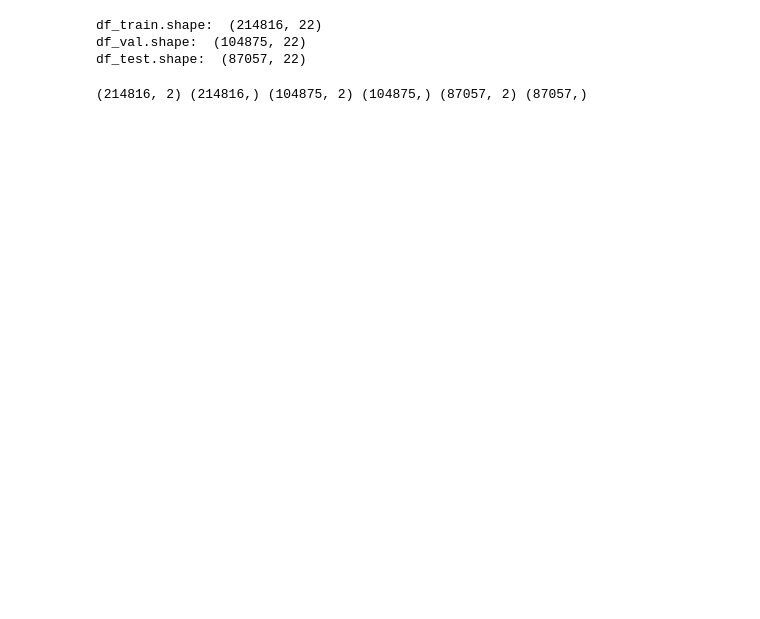
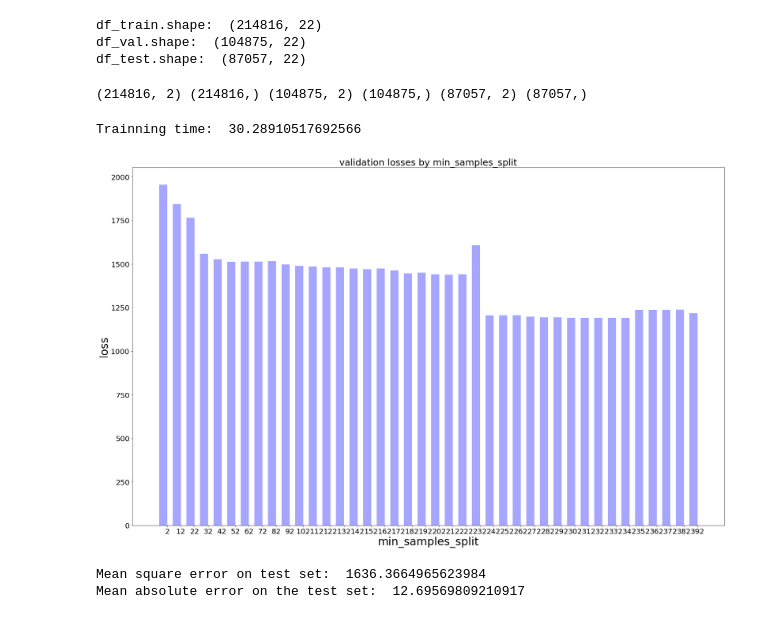
Before and after one commit to alirezasamar/DeepNILM, a Jupyter notebook: DeepNILM - Deep Energy Disaggregation.ipynb, the cells around one changed output. Saved outputs shown, nothing was run; the diff lists cells and outputs as text; code cells hidden in the pictures; blank space fills up the shorter version.

Commit message:
Add DecisionTreeReg on H1 and H2

```diff
--- a/DeepNILM - Deep Energy Disaggregation.ipynb
+++ b/DeepNILM - Deep Energy Disaggregation.ipynb
@@ -155,3 +154,56 @@ y_test1 = df1_test['refrigerator_5'].values
 print(X_train1.shape, y_train1.shape, X_val1.shape, y_val1.shape, X_test1.shape, y_test1.shape)
 # %% [output]
 (214816, 2) (214816,) (104875, 2) (104875,) (87057, 2) (87057,)
+# %%
+# Using decision tree regression, here we use validation data to turn the min_samples_split parameter
+def mse_loss(y_predict, y):
+    return np.mean(np.square(y_predict - y))
+def mae_loss(y_predict, y):
+    return np.mean(np.abs(y_predict - y))
+
+min_samples_split=np.arange(2, 400, 10)
+def tree_reg(X_train, y_train, X_val, y_val, min_samples_split):
+    clfs = []
+    losses = []
+    start = time.time()
+    for split in min_samples_split:
+        clf = DecisionTreeRegressor(min_samples_split = split)
+        clf.fit(X_train, y_train)
+        y_predict_val = clf.predict(X_val)
+        clfs.append(clf)
+        losses.append( mse_loss(y_predict_val, y_val) )
+    print('Trainning time: ', time.time() - start)
+    return clfs, losses
+tree_clfs_1, tree_losses_1 = tree_reg(X_train1, y_train1, X_val1, y_val1, min_samples_split)
+# %% [output]
+Trainning time:  30.28910517692566
+# %%
+def plot_losses(losses, min_samples_split):
+    index = np.arange(len(min_samples_split))
+    bar_width = 0.6
+    opacity = 0.35
+
+    plt.bar(index, losses, bar_width, alpha=opacity, color='b')
+    plt.xlabel('min_samples_split', fontsize=30)
+    plt.ylabel('loss', fontsize=30)
+    plt.title('validation losses by min_samples_split', fontsize = '25')
+    plt.xticks(index + bar_width/2, min_samples_split, fontsize=20 )
+    plt.yticks(fontsize=20 )
+    plt.rcParams["figure.figsize"] = [34,15]
+    plt.tight_layout()
+
+plot_losses(tree_losses_1, min_samples_split)
+# %% [output]
+[figure, added]
+# %%
+# Choose the best model and predict refrigerator consumption on the test set
+ind = np.argmin(tree_losses_1)
+tree_clf_1 = tree_clfs_1[ind]
+y_test_predict_1 = tree_clf_1.predict(X_test1)
+mse_tree_1 = mse_loss(y_test_predict_1, y_test1)
+mae_tree_1 = mae_loss(y_test_predict_1, y_test1)
+print('Mean square error on test set: ', mse_tree_1)
+print('Mean absolute error on the test set: ', mae_tree_1)
+# %% [output]
+Mean square error on test set:  1636.3664965623984
+Mean absolute error on the test set:  12.69569809210917
```
Also changed, not shown: parts of 5 cells of this notebook, 1 other file.
